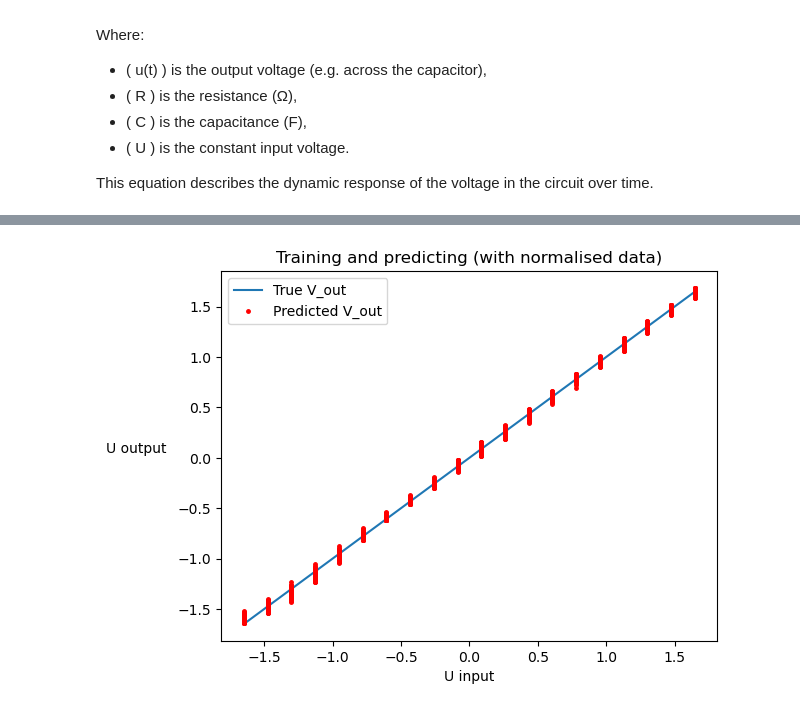
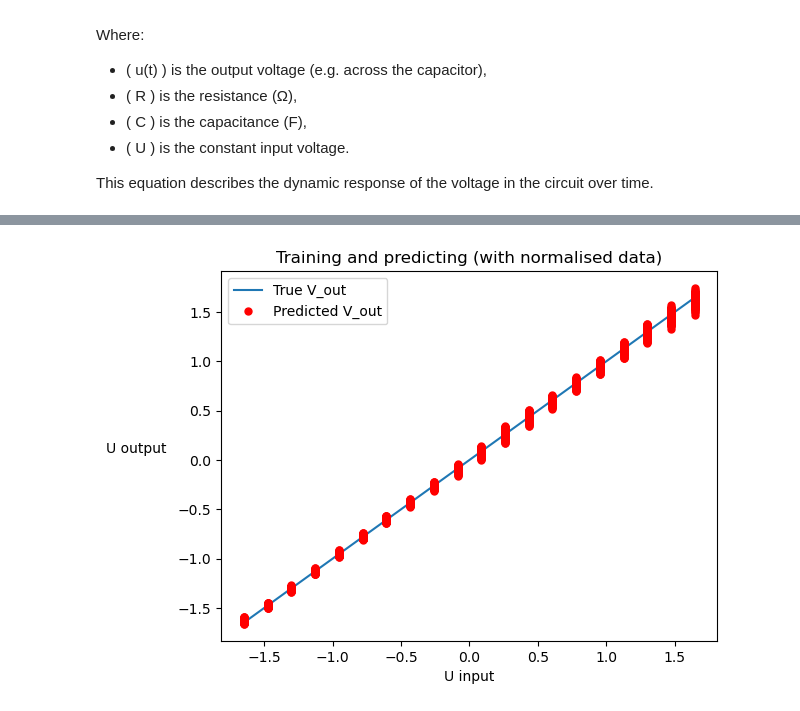
Before and after one commit to Dream-Team-L3MI/Projet_L3MI, a Jupyter notebook: Partie_2_S6/NN_test/RC_pinn.ipynb, the cells around one changed output, grey strips where cells are left out. Saved outputs shown, nothing was run; the diff lists cells and outputs as text; code cells hidden in the pictures.

```diff
--- a/Partie_2_S6/NN_test/RC_pinn.ipynb
+++ b/Partie_2_S6/NN_test/RC_pinn.ipynb
@@ -238,12 +238,12 @@ Inverse Predictions:
 # %%
 plt.title("Training and predicting (with normalised data)")
 plt.plot(X_tensor[:,2], Y_tensor[:,0], label = "True V_out")
 plt.xlabel("U input")
 plt.ylabel("U output", rotation = 0, labelpad=30)
-plt.plot(X_tensor[:,2], predictions[:,0], label = "Predicted V_out", color='red', linestyle='None', marker='.', markersize=5)
+plt.plot(X_tensor[:,2], predictions[:,0], label = "Predicted V_out", color='red', linestyle='None', marker='o', markersize=5)
 plt.legend()
 
 
 plt.show()
 # %% [output]
-[figure, old version]
+[figure, new version]
```
Also changed, not shown: parts of 5 cells of this notebook, 1 other file.
